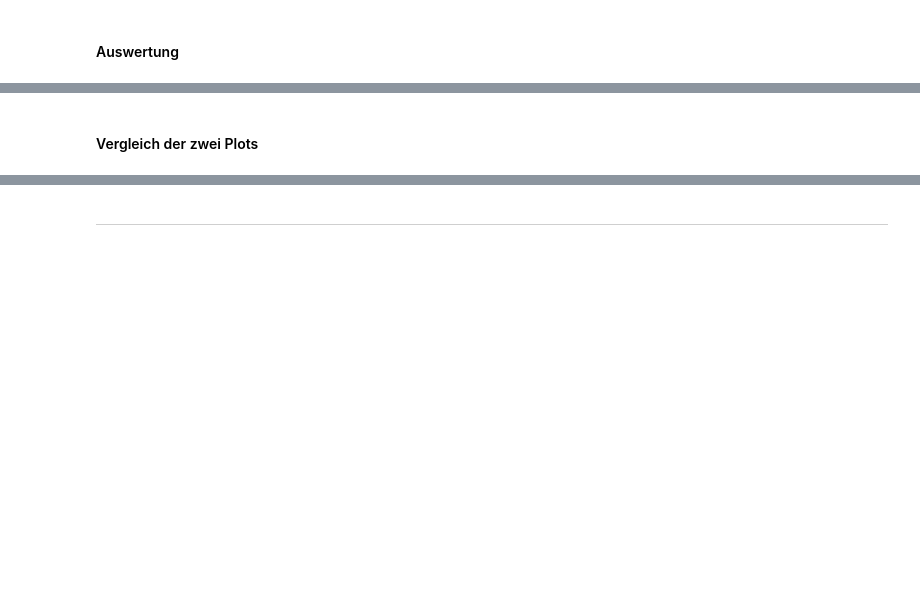
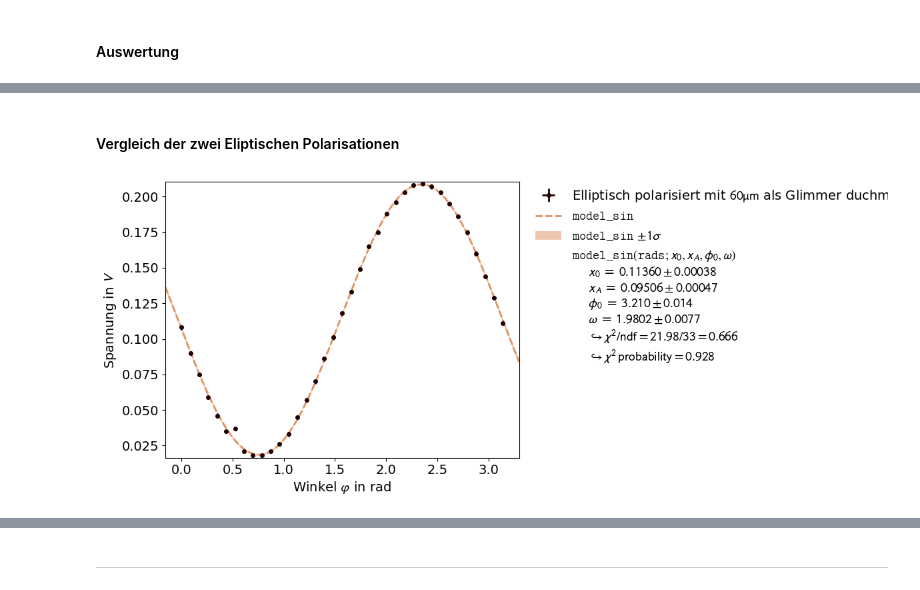
Before and after one commit to AlFa-Tier/Uni_codes, a Jupyter notebook: Praktikum/Polarisation/Polarisation.ipynb, the cells around one changed output, grey strips where cells are left out. Drawn from its saved outputs; the diff is of its cells as text; code cells hidden in the pictures; blank space fills up the shorter version.

Commit message:
finished "polarisation" experiment and mabe V0

```diff
--- a/Praktikum/Polarisation/Polarisation.ipynb
+++ b/Praktikum/Polarisation/Polarisation.ipynb
@@ -135,32 +138,35 @@ def model_sin(rads, x_0,x_A,phi_0,omega):
 # Making all Variables needed for the plots
 
 # Errors that apply everywhere
-degree_err = np.array([ ])
+degree_err = np.array([1])
 rad_err = degree_err*(np.pi/180)
-U_err = np.array([ ])
+U_err = np.array([0.0015])
 
 # Linear Polarized white light
-
 degree_1 = np.linspace(0,180,37)
 rad_1 = np.radians(degree_1)
-# U_1 = 1
-U_1 = np.array([ ])
-
+U_1 = np.array([1992,1963,1910,1826,1715,1596,1462,1307,1147,990,838,697,562,444,340,265,205,169,157,169,209,266,350,464,591,724,883,1045,1202,1360,1510,1648,1759,1850,1917,1960,1980])/1000 # in mV
 
 # Linear Polarized red light
-
 degree_2 = np.linspace(0,180,37)
 rad_2 = np.radians(degree_2)
-U_2 = np.array([ ])
+U_2 = np.array([458,442,428,408,382,349,316,278,239,202,166,128,97,67,43,24,11,3,1,5,16,32,53,80,112,147,188,230,273,313,345,382,410,432,450,460,461])/1000 # in mV
 
-# Zirkular Polarized  light
+# Zirkular Polarized light
+degree_3 = np.linspace(0,180,37)
+rad_3 = np.radians(degree_3)
+U_3 = np.array([306,304,300,296,293,290,286,282,277,274,270,268,266,265,263,263,264,265,267,270,273,277,280,284,289,292,296,300,303,307,309,311,312,313,313,311,310])/1000 # in mV
 
-degree_3 = np.linspace(0,180,37)
-rad_3 = np.radians(degree_1)
-U_3 = np.array([ ])
+# Eliptic Polarized light
+d_1 = 60e-6 # in meters
+degree_4 = np.linspace(0,180,37)
+rad_4 = np.radians(degree_4)
+U_4 = np.array([108,90,75,59,46,35,37,21,18,18,21,26,33,45,57,70,86,101,118,133,149,165,175,188,196,203,208,209,207,203,195,186,175,160,144,129,111])/1000 # in mV
+# 1.3 ist nullwert
 
-# Eliptic Polarized  light
-
-degree_4 = np.linspace(0,180,37)
-rad_4 = np.radians(degree_1)
-U_4 = np.array([ ])
+# Eliptic Polarized light
+d_2 = 170e-6 # in meters
+degree_5 = np.linspace(0,180,37)
+rad_5 = np.radians(degree_5)
+U_5 = np.array([147,149,151,153,155,156,156,156,154,153,152,150,148,145,143,140,138,136,133,131,129,127,126,126,125,126,126,127,128,130,132,134,137,140,143,146,148])/1000 # in mV
+# 53.6 ist nullwert
@@ -217,26 +233,28 @@ plt.show()
 # %% [markdown]
-#### Vergleich der zwei Plots
+#### Vergleich der zwei Eliptischen Polarisationen
 # %%
 # Fit for eliptic red light
 
 # Make dataset
-dataset = kafe2.XYContainer(x_data=rad_3,y_data=U_3)
+dataset = kafe2.XYContainer(x_data=rad_4,y_data=U_4)
 dataset.axis_labels=[r'Winkel $\varphi$ in rad', 'Spannung in $V$']
-dataset.label='Elliptisch polarisiertes rotes Licht'
+dataset.label=r'Elliptisch polarisiert mit $60\mathrm{\mu m}$ als Glimmer duchmesser'
 
 dataset.add_error(axis='x',err_val=rad_err[0])
 dataset.add_error(axis='y',err_val=U_err[0])
 
 
 
 # Fit-Objekt erstellen
 fit = kafe2.Fit(dataset,model_function=model_sin)
 
 # make fit plot
 fit.do_fit()
 fit_result=kafe2.Plot([fit])
 
 
 # show Fit results
 fit_result.plot()
 plt.show()
+# %% [output]
+[figure, added]
```
Also changed, not shown: parts of 25 cells of this notebook, 2 other files.
